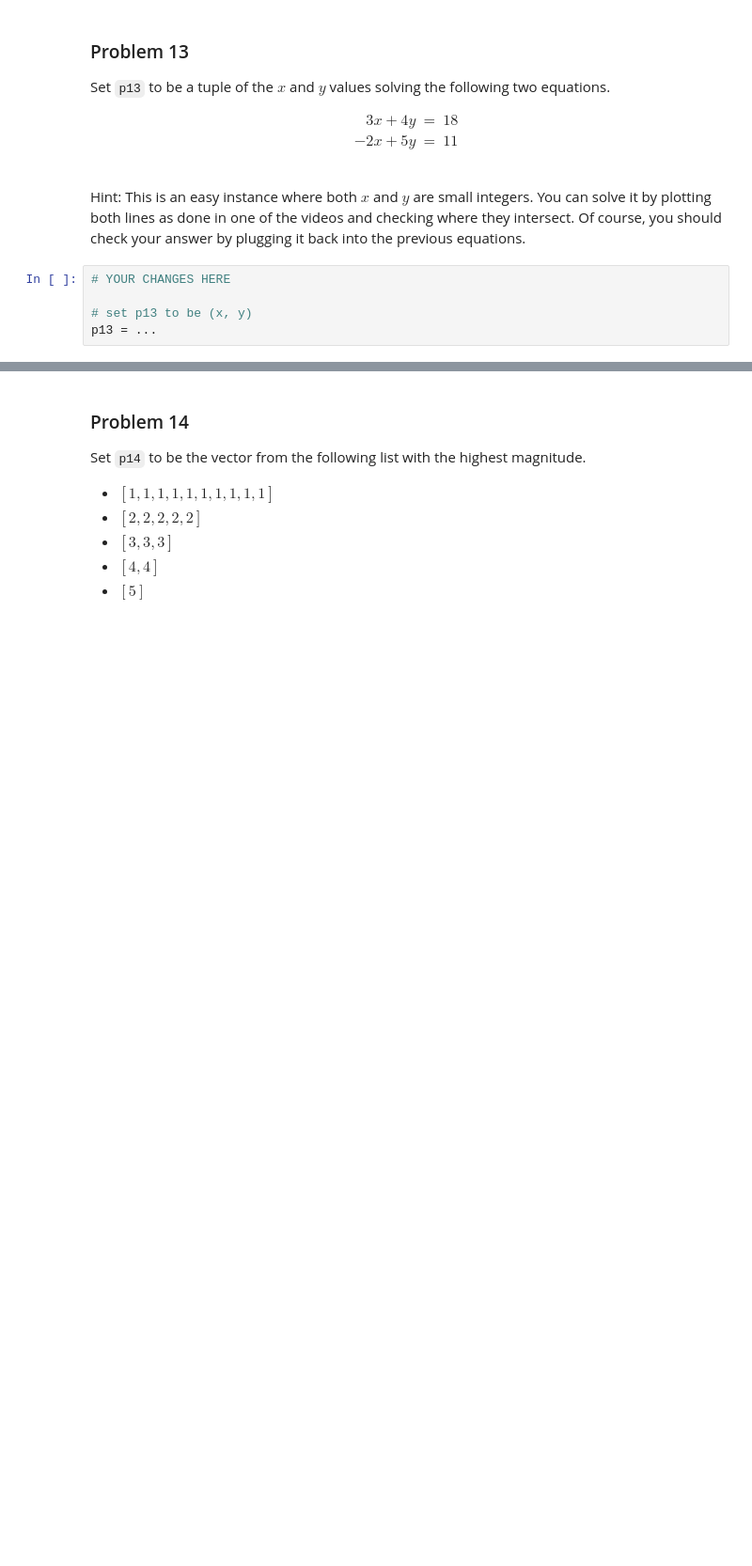
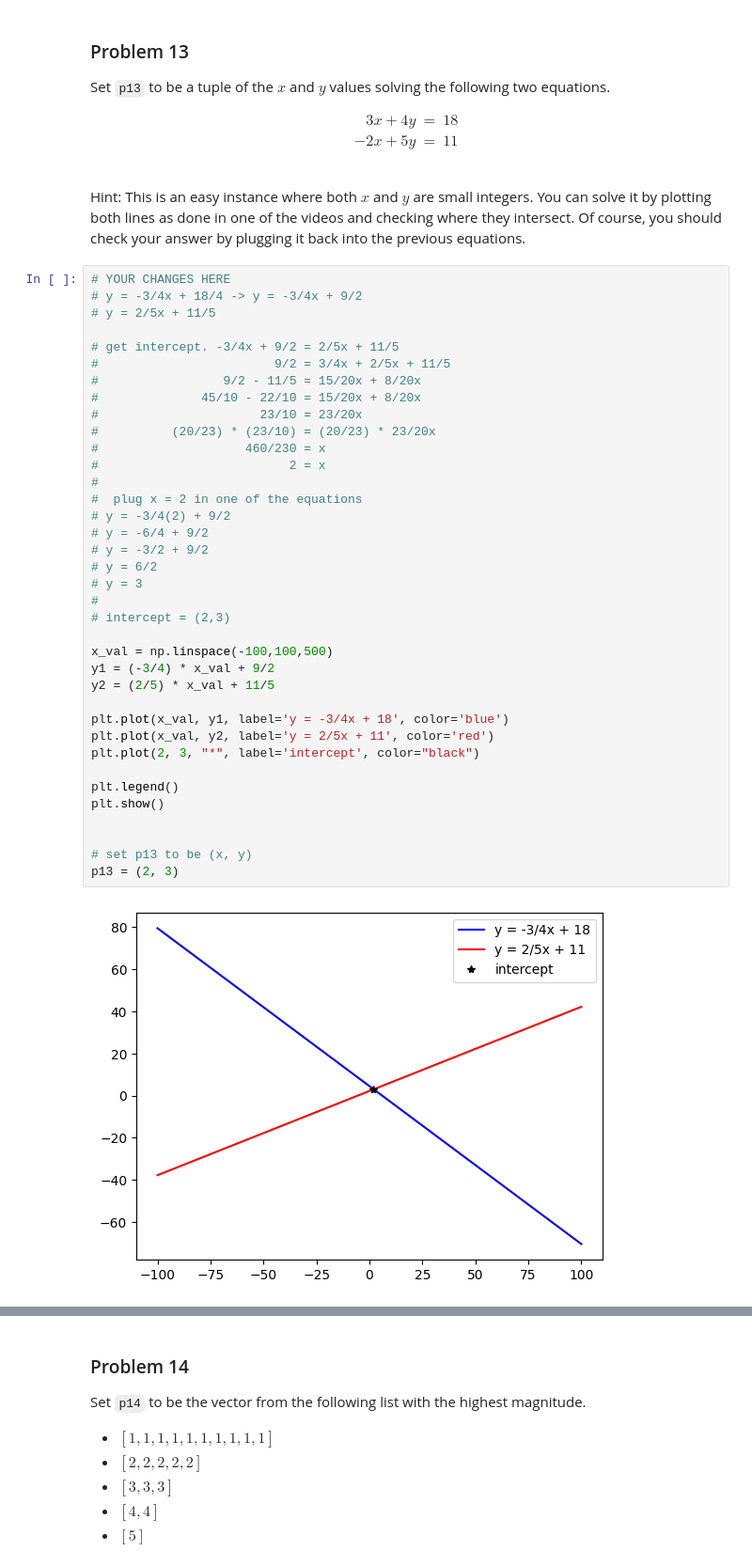
Before and after one commit to aidandig/dx601-homework-08, a Jupyter notebook: homework.ipynb, the cells around one changed output, grey strips where cells are left out. Shown at 94% size. Saved outputs shown, nothing was run; the diff lists cells and outputs as text; blank space fills up the shorter version.

```diff
--- a/homework.ipynb
+++ b/homework.ipynb
@@ -292,11 +301,45 @@ Set `p13` to be a tuple of the $x$ and $y$ values solving the following two equa
 Hint: This is an easy instance where both $x$ and $y$ are small integers.
 You can solve it by plotting both lines as done in one of the videos and checking where they intersect.
 Of course, you should check your answer by plugging it back into the previous equations.
-# %%
-# YOUR CHANGES HERE
-
-# set p13 to be (x, y)
-p13 = ...
+# %%
+# YOUR CHANGES HERE
+# y = -3/4x + 18/4 -> y = -3/4x + 9/2
+# y = 2/5x + 11/5
+
+# get intercept. -3/4x + 9/2 = 2/5x + 11/5
+#                        9/2 = 3/4x + 2/5x + 11/5
+#                 9/2 - 11/5 = 15/20x + 8/20x
+#              45/10 - 22/10 = 15/20x + 8/20x
+#                      23/10 = 23/20x
+#          (20/23) * (23/10) = (20/23) * 23/20x
+#                    460/230 = x
+#                          2 = x
+#
+#  plug x = 2 in one of the equations
+# y = -3/4(2) + 9/2
+# y = -6/4 + 9/2
+# y = -3/2 + 9/2
+# y = 6/2
+# y = 3
+#
+# intercept = (2,3)
+
+x_val = np.linspace(-100,100,500)
+y1 = (-3/4) * x_val + 9/2
+y2 = (2/5) * x_val + 11/5
+
+plt.plot(x_val, y1, label='y = -3/4x + 18', color='blue')
+plt.plot(x_val, y2, label='y = 2/5x + 11', color='red')
+plt.plot(2, 3, "*", label='intercept', color="black")
+
+plt.legend()
+plt.show()
+
+
+# set p13 to be (x, y)
+p13 = (2, 3)
+# %% [output]
+[figure, added]
 # %%
 p13
 # %% [output]
```
Also changed, not shown: parts of 13 cells of this notebook.
